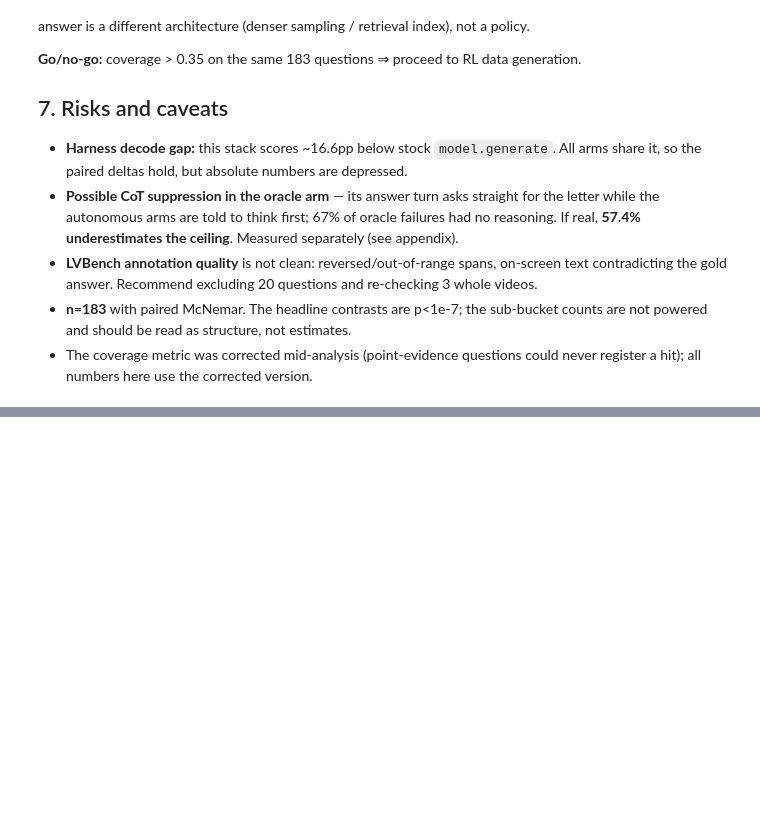
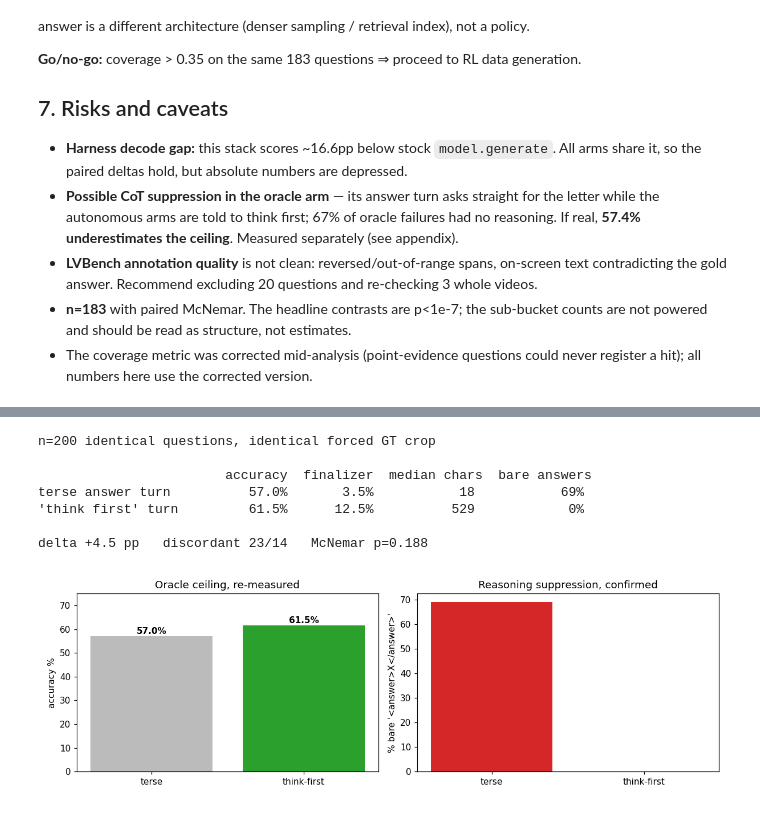
Before and after one commit to hank0212/Compression-Video-Agent, a Jupyter notebook: fast_agent/REPORT_lvbench.ipynb, the cells around one changed output, grey strips where cells are left out. Saved outputs shown, nothing was run; the diff lists cells and outputs as text; code cells hidden in the pictures; blank space fills up the shorter version.

```diff
--- a/fast_agent/REPORT_lvbench.ipynb
+++ b/fast_agent/REPORT_lvbench.ipynb
@@ -249,0 +261,46 @@ not a policy.
+# %%
+import json, math, statistics as st, os, sys
+sys.path.insert(0,"/home/cfyang/hanklin/longvt_compression")
+from fast_agent import config
+import matplotlib; matplotlib.use("Agg"); import matplotlib.pyplot as plt
+from IPython.display import Image, display
+R=config.RUN_ROOT
+ld=lambda d:{str(json.loads(l)["question_id"]):json.loads(l) for l in open(f"{R}/{d}/results.jsonl") if l.strip()}
+terse,cot=ld("lvbench_oracle_crop_full"),ld("lvbench_oracle_crop_cot")
+C=[q for q in sorted(set(terse)&set(cot),key=int) if not terse[q].get("error") and not cot[q].get("error")]
+A=lambda x:100*sum(bool(x[q].get("correct")) for q in C)/len(C)
+F=lambda x:100*sum(bool(x[q].get("finalizer_used")) for q in C)/len(C)
+b=sum(1 for q in C if cot[q].get("correct") and not terse[q].get("correct"))
+c=sum(1 for q in C if terse[q].get("correct") and not cot[q].get("correct"))
+p=min(sum(math.comb(b+c,k) for k in range(min(b,c)+1))*2/(2**(b+c)),1.0)
+print(f"n={len(C)} identical questions, identical forced GT crop\n")
+print(f"{'':22s} {'accuracy':>9s} {'finalizer':>10s} {'median chars':>13s} {'bare answers':>13s}")
+def chars(tag):
+    out=[]
+    for q in C:
+        for d in [f"lvbench_oracle_crop_{tag}","lvbench_oracle_crop_pilot"]:
+            f=f"{R}/{d}/traj/{q}.json"
+            if os.path.exists(f):
+                t=json.load(open(f)); a=[r for r in t["rounds"] if (r.get("action") or {}).get("kind")=="answer"]
+                if a: out.append(len((a[0].get("thinking") or "").strip())); break
+    return out
+ct,cc=chars("full"),chars("cot")
+print(f"{'terse answer turn':22s} {A(terse):8.1f}% {F(terse):9.1f}% {st.median(ct):12.0f} {100*sum(x<=20 for x in ct)/len(ct):12.0f}%")
+print(f"{chr(39)+'think first'+chr(39)+' turn':22s} {A(cot):8.1f}% {F(cot):9.1f}% {st.median(cc):12.0f} {100*sum(x<=20 for x in cc)/len(cc):12.0f}%")
+print(f"\ndelta {A(cot)-A(terse):+.1f} pp   discordant {b}/{c}   McNemar p={p:.3g}")
+fig,ax=plt.subplots(1,2,figsize=(11,3.6))
+ax[0].bar(["terse","think-first"],[A(terse),A(cot)],color=["#bbb","#2CA02C"])
+for i,v in enumerate([A(terse),A(cot)]): ax[0].text(i,v+1,f"{v:.1f}%",ha="center",fontweight="bold")
+ax[0].set_ylabel("accuracy %"); ax[0].set_ylim(0,75); ax[0].set_title("Oracle ceiling, re-measured")
+ax[1].bar(["terse","think-first"],[100*sum(x<=20 for x in ct)/len(ct),100*sum(x<=20 for x in cc)/len(cc)],color=["#D62728","#2CA02C"])
+ax[1].set_ylabel("% bare '<answer>X</answer>'"); ax[1].set_title("Reasoning suppression, confirmed")
+plt.tight_layout(); plt.savefig("/tmp/r4.png",dpi=110); plt.close(); display(Image("/tmp/r4.png"))
+# %% [output]
+n=200 identical questions, identical forced GT crop
+
+                        accuracy  finalizer  median chars  bare answers
+terse answer turn          57.0%       3.5%           18           69%
+'think first' turn         61.5%      12.5%          529            0%
+
+delta +4.5 pp   discordant 23/14   McNemar p=0.188
+[figure, added]
```
Also changed, not shown: parts of 2 cells of this notebook.
